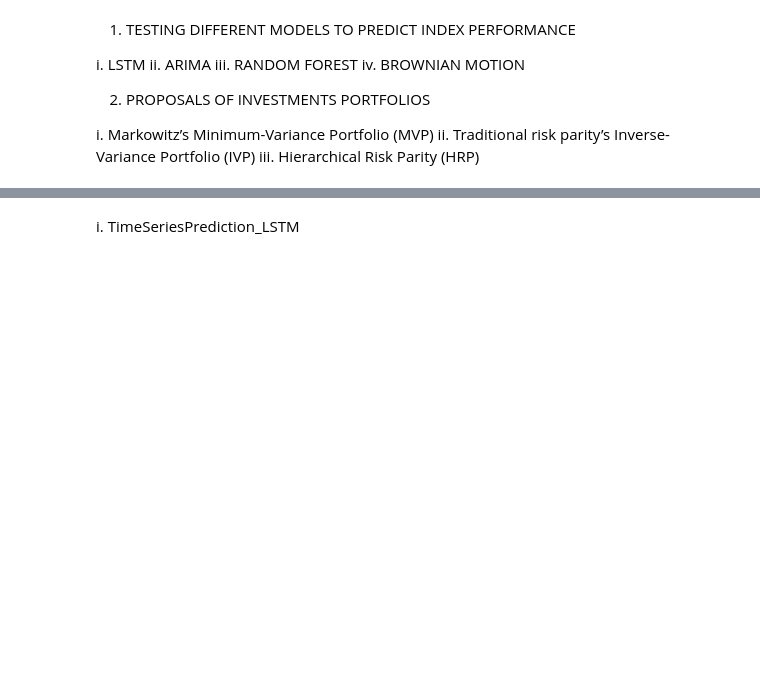
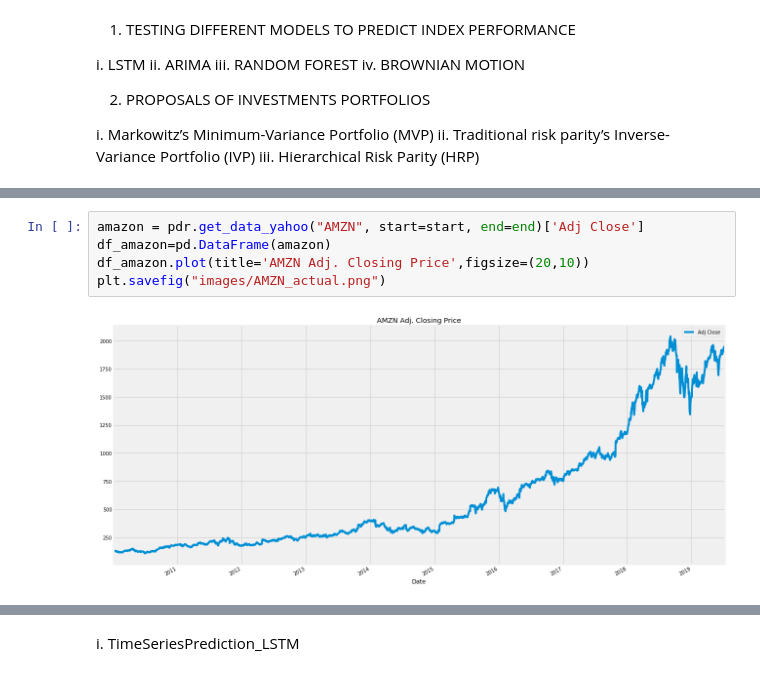
Before and after one commit to deottoni/Machine_Learning_Finance, a Jupyter notebook: predictions_models_and_portfolios._final - jpmc.ipynb, the cells around one changed output, grey strips where cells are left out. Drawn from its saved outputs; the diff is of its cells as text; blank space fills up the shorter version.

```diff
--- a/predictions_models_and_portfolios._final - jpmc.ipynb
+++ b/predictions_models_and_portfolios._final - jpmc.ipynb
@@ -57,0 +89,7 @@ Using TensorFlow backend.
+# %%
+amazon = pdr.get_data_yahoo("AMZN", start=start, end=end)['Adj Close']
+df_amazon=pd.DataFrame(amazon)
+df_amazon.plot(title='AMZN Adj. Closing Price',figsize=(20,10))
+plt.savefig("images/AMZN_actual.png")
+# %% [output]
+[figure, added]
```
Also changed, not shown: parts of 40 cells of this notebook, 37 other files.
